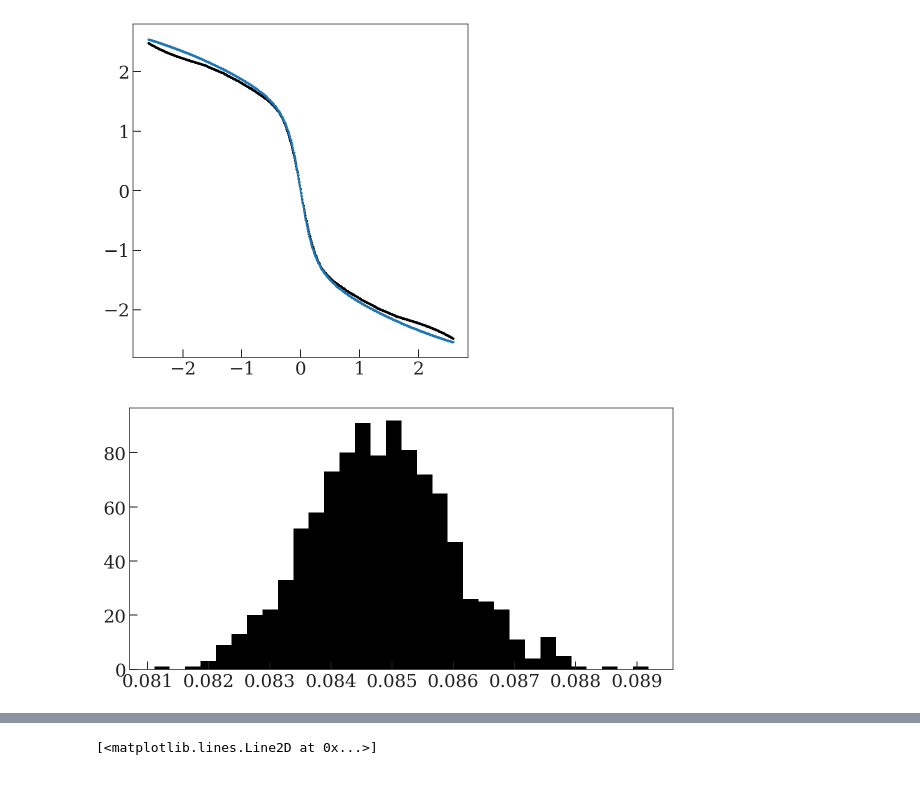
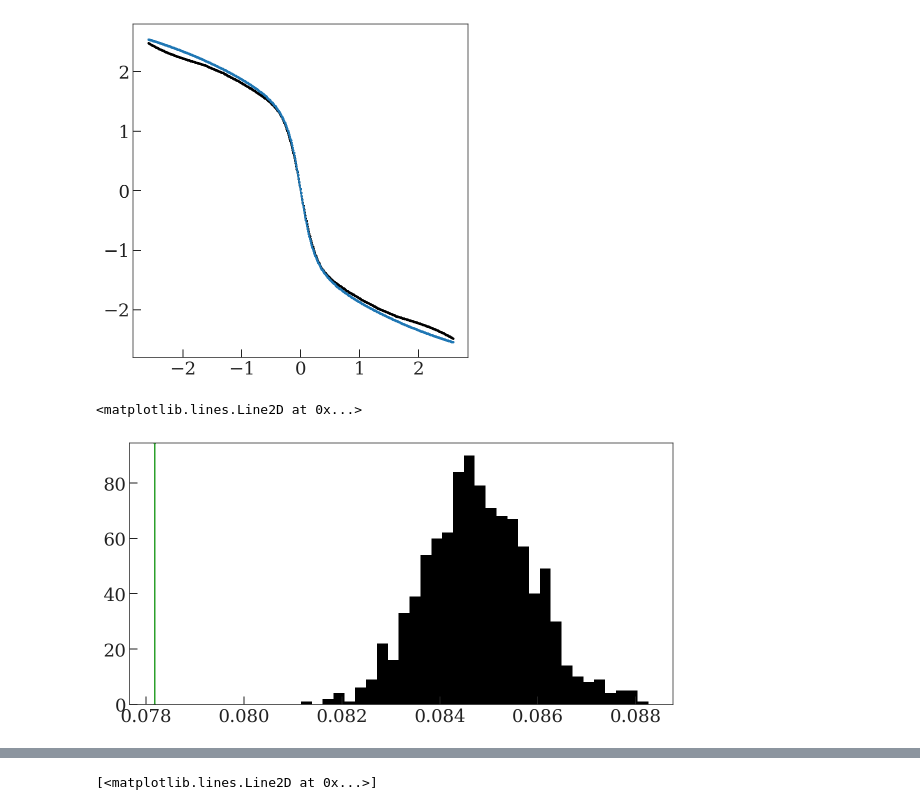
Before and after one commit to adrn/empirical-af, a Jupyter notebook: scripts/Figure-qIso-df.ipynb, the cells around one changed output, grey strips where cells are left out. Saved outputs shown, nothing was run; the diff lists cells and outputs as text; code cells hidden in the pictures.

Commit message:
updated figures

```diff
--- a/scripts/Figure-qIso-df.ipynb
+++ b/scripts/Figure-qIso-df.ipynb
@@ -91,11 +87,14 @@ plt.plot(zgrid, true_acc.value)
 [<matplotlib.lines.Line2D at 0x...>]
 [figure]
 # %%
+true_Omega = np.sqrt(gala_pot.hessian([1, 0, 0] * R0)[2, 2, 0]).to_value(1 / u.Myr)
+
 fig, ax = plt.subplots(figsize=(8, 4), layout="constrained")
 _ = ax.hist(np.exp(mcmc_states.position["ln_Omega0"]), bins=32)
-# ax.axvline(true_Omega, color="tab:green")
+ax.axvline(true_Omega, color="tab:green")
 # %% [output]
+<matplotlib.lines.Line2D at 0x...>
-[figure, old version]
+[figure, new version]
 # %%
 accs = []
 for p in mcmc_params:
```
Also changed, not shown: parts of 8 cells of this notebook, 11 other files.
